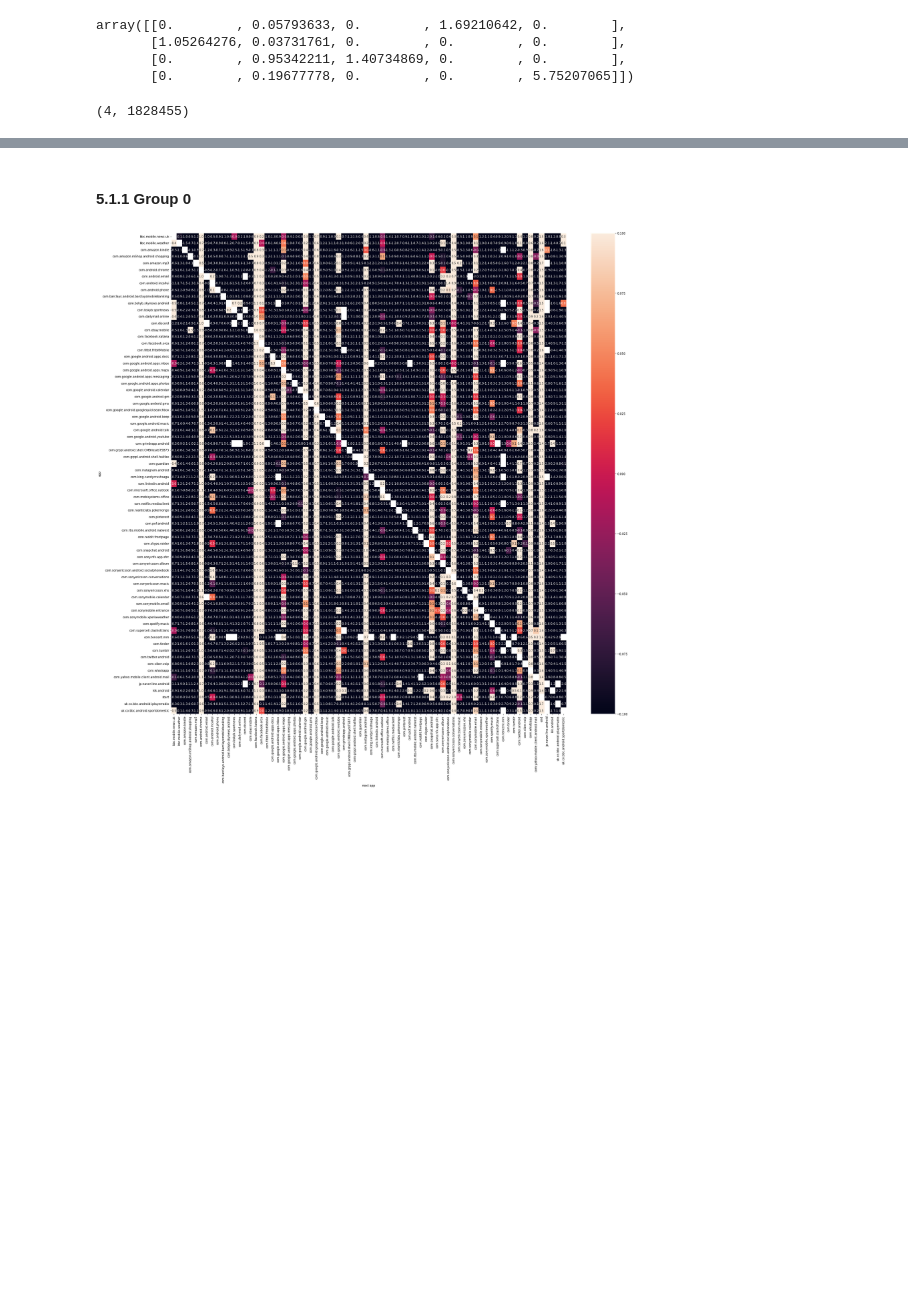
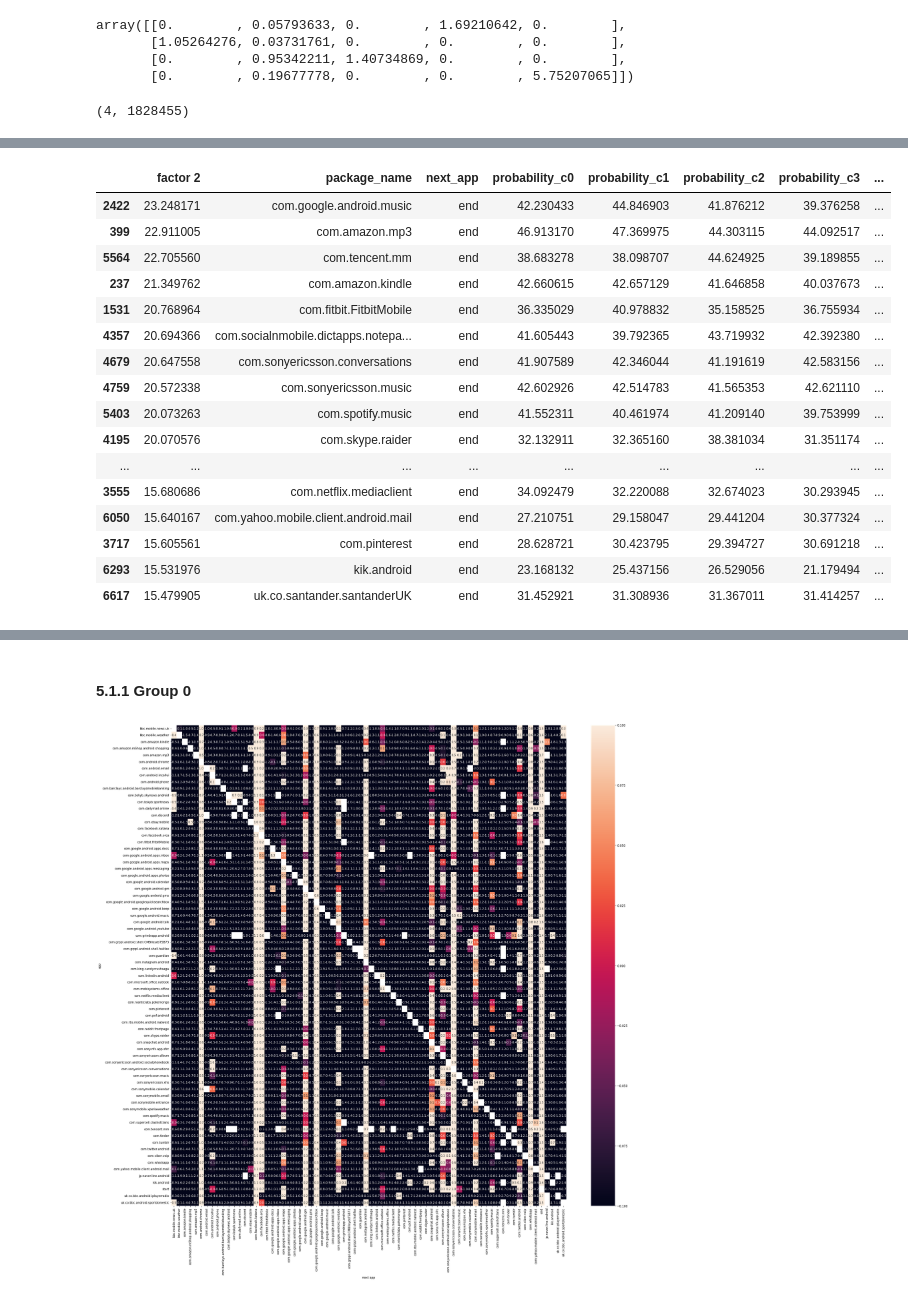
Before and after one commit to ClaraAndersen/motifs_and_competition_in_app_usage, a Jupyter notebook: app_groups.ipynb, the cells around one changed output, grey strips where cells are left out. Saved outputs shown, nothing was run; the diff lists cells and outputs as text; code cells hidden in the pictures; blank space fills up the shorter version.

```diff
--- a/app_groups.ipynb
+++ b/app_groups.ipynb
@@ -1250,0 +1399,20 @@ len(frequent_apps_c0)*len(frequent_apps_c0)
+# %%
+pd.DataFrame(W[2].nlargest(50)).join(full_transition_matrix).rename(columns={2:'factor 2'})
+# %% [output]
+|  | factor 2 | package_name | next_app | probability_c0 | probability_c1 | probability_c2 | probability_c3 | ... |
+| 2422 | 23.248171 | com.google.android.music | end | 42.230433 | 44.846903 | 41.876212 | 39.376258 | ... |
+| 399 | 22.911005 | com.amazon.mp3 | end | 46.913170 | 47.369975 | 44.303115 | 44.092517 | ... |
+| 5564 | 22.705560 | com.tencent.mm | end | 38.683278 | 38.098707 | 44.624925 | 39.189855 | ... |
+| 237 | 21.349762 | com.amazon.kindle | end | 42.660615 | 42.657129 | 41.646858 | 40.037673 | ... |
+| 1531 | 20.768964 | com.fitbit.FitbitMobile | end | 36.335029 | 40.978832 | 35.158525 | 36.755934 | ... |
+| 4357 | 20.694366 | com.socialnmobile.dictapps.notepa... | end | 41.605443 | 39.792365 | 43.719932 | 42.392380 | ... |
+| 4679 | 20.647558 | com.sonyericsson.conversations | end | 41.907589 | 42.346044 | 41.191619 | 42.583156 | ... |
+| 4759 | 20.572338 | com.sonyericsson.music | end | 42.602926 | 42.514783 | 41.565353 | 42.621110 | ... |
+| 5403 | 20.073263 | com.spotify.music | end | 41.552311 | 40.461974 | 41.209140 | 39.753999 | ... |
+| 4195 | 20.070576 | com.skype.raider | end | 32.132911 | 32.365160 | 38.381034 | 31.351174 | ... |
+| ... | ... | ... | ... | ... | ... | ... | ... | ... |
+| 3555 | 15.680686 | com.netflix.mediaclient | end | 34.092479 | 32.220088 | 32.674023 | 30.293945 | ... |
+| 6050 | 15.640167 | com.yahoo.mobile.client.android.mail | end | 27.210751 | 29.158047 | 29.441204 | 30.377324 | ... |
+| 3717 | 15.605561 | com.pinterest | end | 28.628721 | 30.423795 | 29.394727 | 30.691218 | ... |
+| 6293 | 15.531976 | kik.android | end | 23.168132 | 25.437156 | 26.529056 | 21.179494 | ... |
+| 6617 | 15.479905 | uk.co.santander.santanderUK | end | 31.452921 | 31.308936 | 31.367011 | 31.414257 | ... |
```
Also changed, not shown: parts of 79 cells of this notebook.
